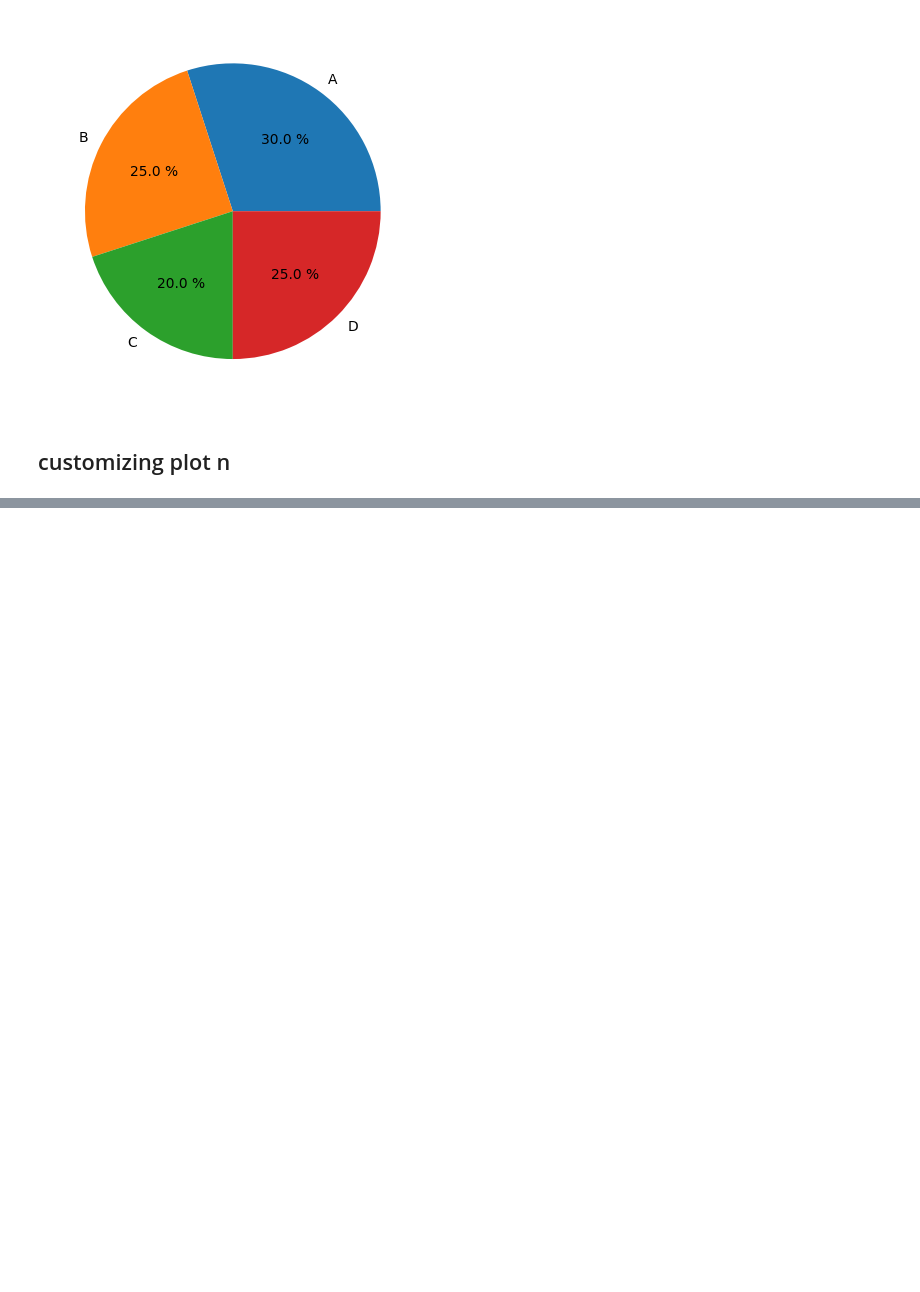
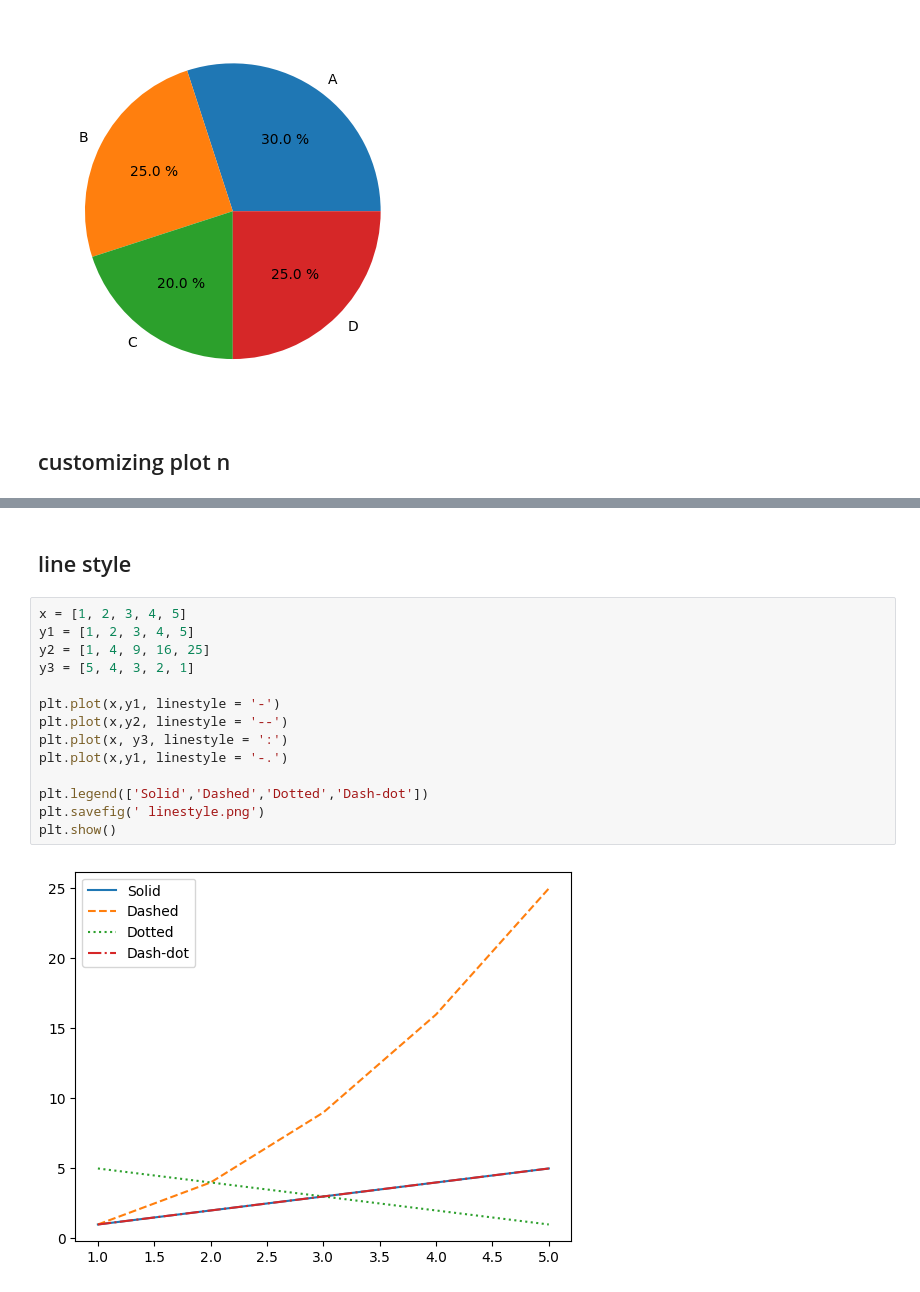
Before and after one commit to Subodhoraw/Python-revive, a Jupyter notebook: Q&A/python_details/matplotlibd/basicsmatplot.ipynb, the cells around one changed output, grey strips where cells are left out. Saved outputs shown, nothing was run; the diff lists cells and outputs as text; blank space fills up the shorter version.

```diff
--- a/Q&A/python_details/matplotlibd/basicsmatplot.ipynb
+++ b/Q&A/python_details/matplotlibd/basicsmatplot.ipynb
@@ -155,2 +156,20 @@ plt.sho-------------------------------------------------------------------------
 # %% [output]
 [figure]
+# %% [markdown]
+## line style
+# %%
+x = [1, 2, 3, 4, 5]
+y1 = [1, 2, 3, 4, 5]
+y2 = [1, 4, 9, 16, 25]
+y3 = [5, 4, 3, 2, 1]
+
+plt.plot(x,y1, linestyle = '-')
+plt.plot(x,y2, linestyle = '--')
+plt.plot(x, y3, linestyle = ':')
+plt.plot(x,y1, linestyle = '-.')
+
+plt.legend(['Solid','Dashed','Dotted','Dash-dot'])
+plt.savefig(' linestyle.png')
+plt.show()
+# %% [output]
+[figure, added]
```
Also changed, not shown: parts of 5 cells of this notebook.
